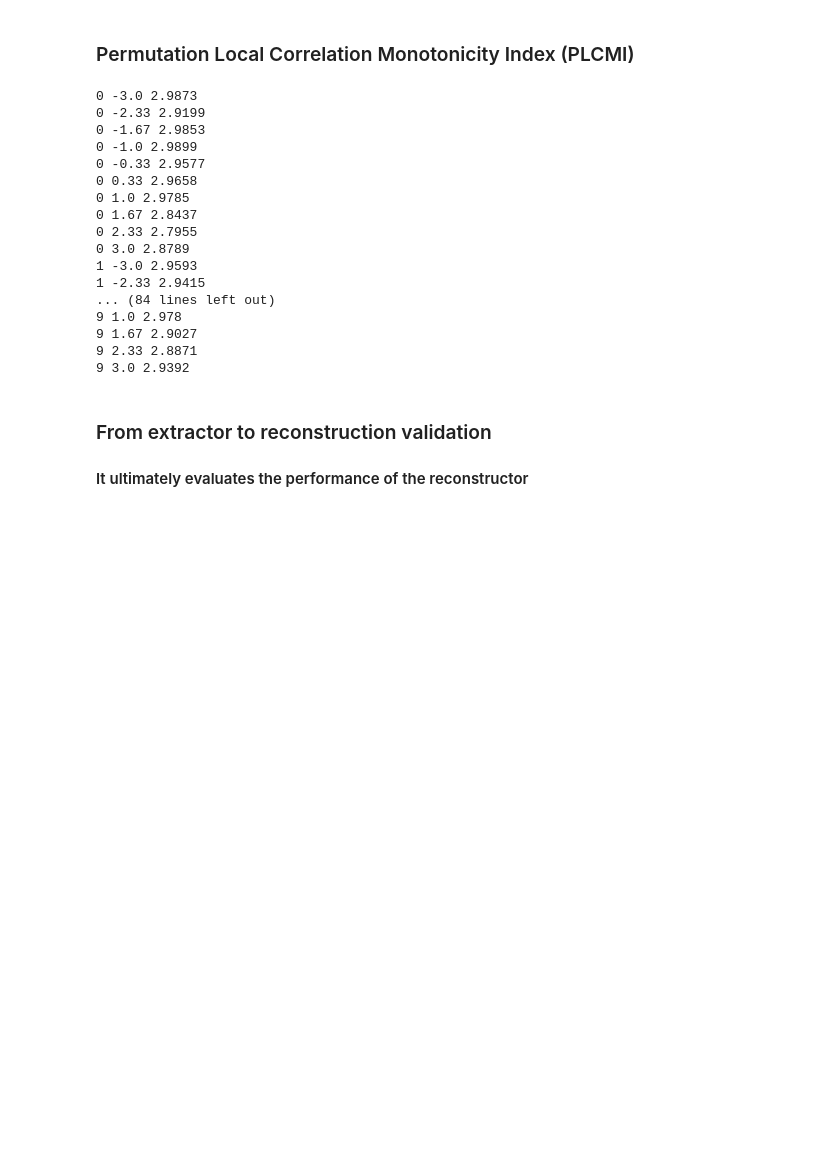
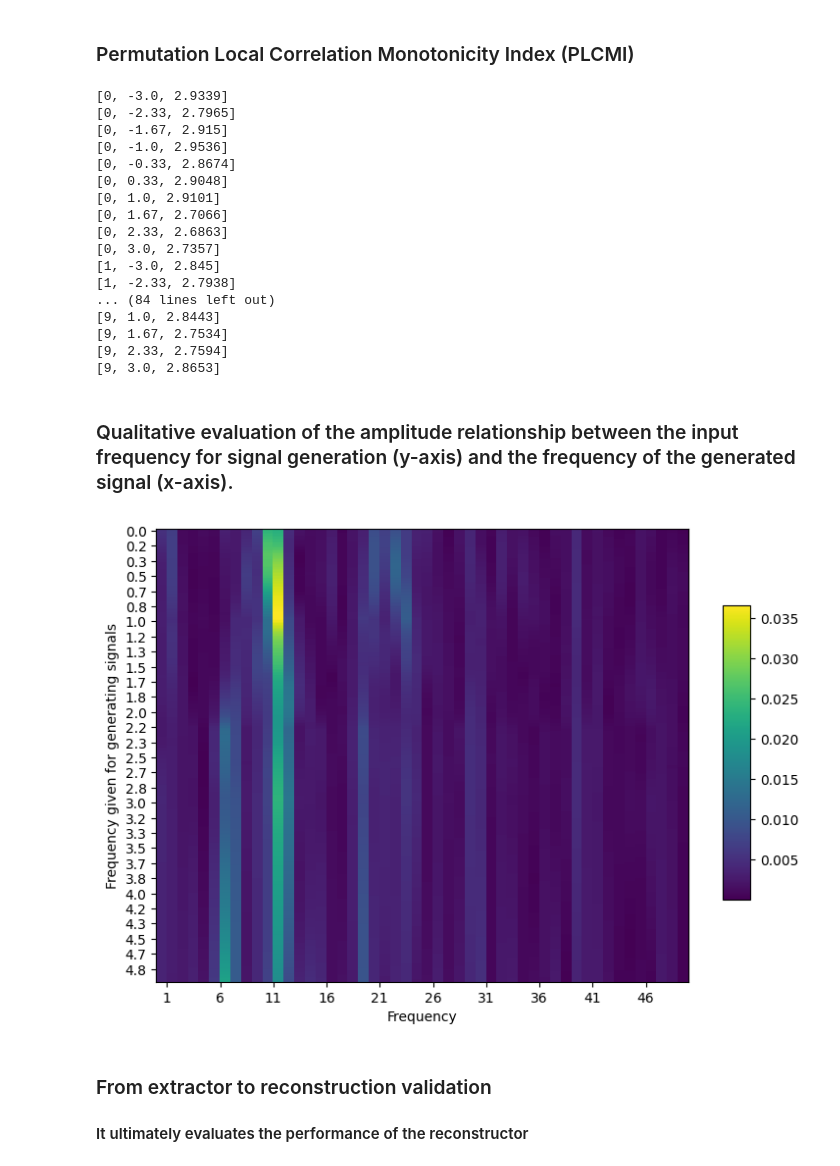
Before and after one commit to JunetaeKim/VABAM, a Jupyter notebook: Evaluation.ipynb, the cells around one changed output. Cells and saved outputs as stored; diff of their text form; code cells hidden in the pictures; blank space fills up the shorter version.

```diff
--- a/Evaluation.ipynb
+++ b/Evaluation.ipynb
@@ -35,6 +35,7 @@ Capacity_Fc = 0.1
 FcLimit = 0.05
 DecayH = 0.
 DecayL = 0.
+N_Gen = 300
 
 ### Other parameters
 Patience = 300
@@ -175,25 +176,63 @@ KeyboardInterrupt
 # %% [markdown]
 ### Permutation Local Correlation Monotonicity Index (PLCMI)
 # %%
-PLCMI_Res = PLCMI(FeatGenModel,  ReconModel, LatDim=10, N_Gen=300, N_Interval=10, MonoWinSize=20, MinZval = -3., MaxZval = 3., MinFreq=1, MaxFreq=51)
+PLCMI_Res = PLCMI(FeatGenModel,  ReconModel, LatDim=10, N_Gen=300, N_Interval=10, MonoWinSize=20, MinZval = -3., MaxZval = 3., MinFreq=1, MaxFreq=51, Weight='Continuity')
 # %% [output]
-0 -3.0 2.9873
-0 -2.33 2.9199
-0 -1.67 2.9853
-0 -1.0 2.9899
-0 -0.33 2.9577
-0 0.33 2.9658
-0 1.0 2.9785
-0 1.67 2.8437
-0 2.33 2.7955
-0 3.0 2.8789
-1 -3.0 2.9593
-1 -2.33 2.9415
+[0, -3.0, 2.9339]
+[0, -2.33, 2.7965]
+[0, -1.67, 2.915]
+[0, -1.0, 2.9536]
+[0, -0.33, 2.8674]
+[0, 0.33, 2.9048]
+[0, 1.0, 2.9101]
+[0, 1.67, 2.7066]
+[0, 2.33, 2.6863]
+[0, 3.0, 2.7357]
+[1, -3.0, 2.845]
+[1, -2.33, 2.7938]
 ... (84 lines left out)
-9 1.0 2.978
-9 1.67 2.9027
-9 2.33 2.8871
-9 3.0 2.9392
+[9, 1.0, 2.8443]
+[9, 1.67, 2.7534]
+[9, 2.33, 2.7594]
+[9, 3.0, 2.8653]
+# %% [markdown]
+### Qualitative evaluation of the amplitude relationship between the input frequency for signal generation (y-axis) and the frequency of the generated signal (x-axis).
+# %%
+# GenSig_FcVar
+zVal = np.tile(np.zeros(LatDim), (N_Gen,1))
+zVal[:,0] = -3
+#Val[:,1] = 2.33
+#zVal[:,2] = 0.4
+#zVal[:,3] = -1.67
+#zVal[:,4] = 0.33
+#zVal[:,5] = 3
+#zVal[:,6] = -1.67
+#zVal[:,7] = 3
+#zVal[:,8] = 3
+#zVal[:,9] = -1
+
+
+SigGen_FcVar, Amplitude_FcVar = GenSig_FcVar(FeatGenModel,  ReconModel, zVal, N_Gen=N_Gen, zType='Fixed')
+
+
+Heatmap = Amplitude_FcVar[:, 1:51]
+Min = np.min(Heatmap, axis=1, keepdims=True)
+Max = np.max(Heatmap, axis=1, keepdims=True)
+NormHeatmap = (Heatmap - Min) / (Max - Min)
+
+fig, ax = plt.subplots(figsize=(7,6))
+cax = fig.add_axes([0.95, 0.25, 0.04, 0.5])
+
+im = ax.imshow(Heatmap,  cmap='viridis', aspect='auto',interpolation='nearest')
+ax.set(yticks=np.arange(1, N_Gen)[::10], yticklabels=np.round(np.linspace(1e-7, 0.05, N_Gen )[::10]*100, 1));
+ax.set(xticks=np.arange(1, 50)[::5]-0.5, xticklabels=np.arange(1, 50)[::5]);
+ax.set_xlabel('Frequency')
+ax.set_ylabel('Frequency given for generating signals')
+
+fig.colorbar(im, cax=cax, orientation='vertical')
+plt.show()
+# %% [output]
+[figure, added]
 # %% [markdown]
 ### From extractor to reconstruction validation
 #### It ultimately evaluates the performance of the reconstructor
```
Also changed, not shown: parts of 13 cells of this notebook, 1 other file.
